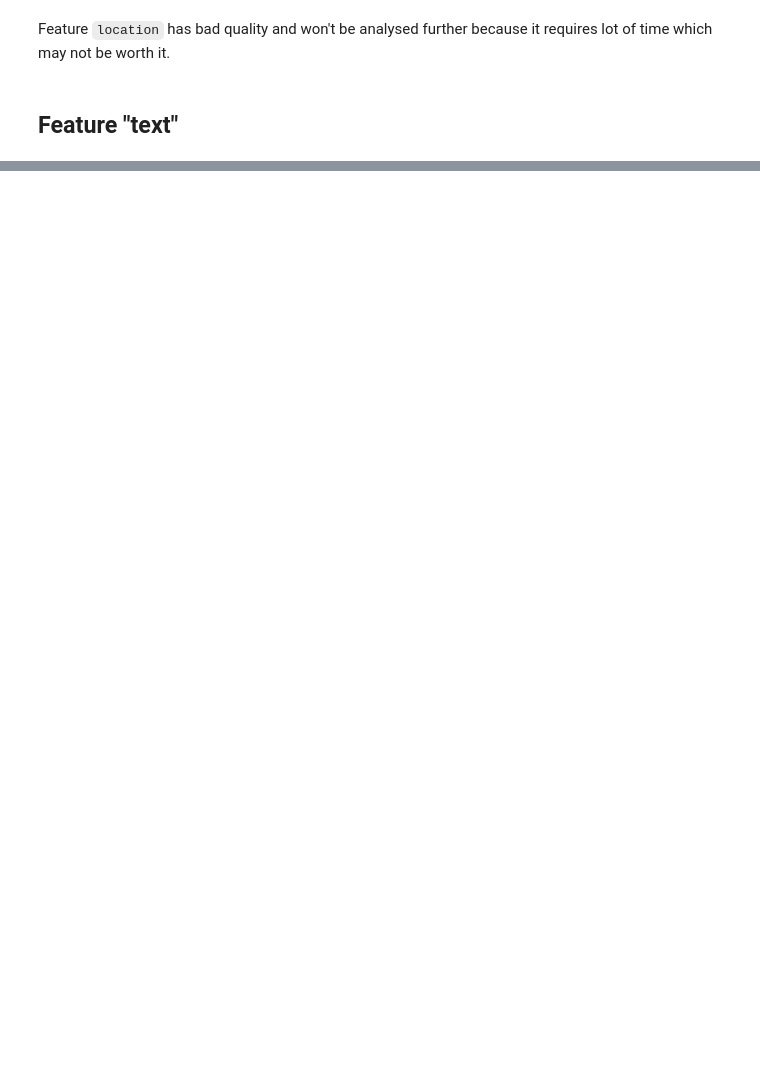
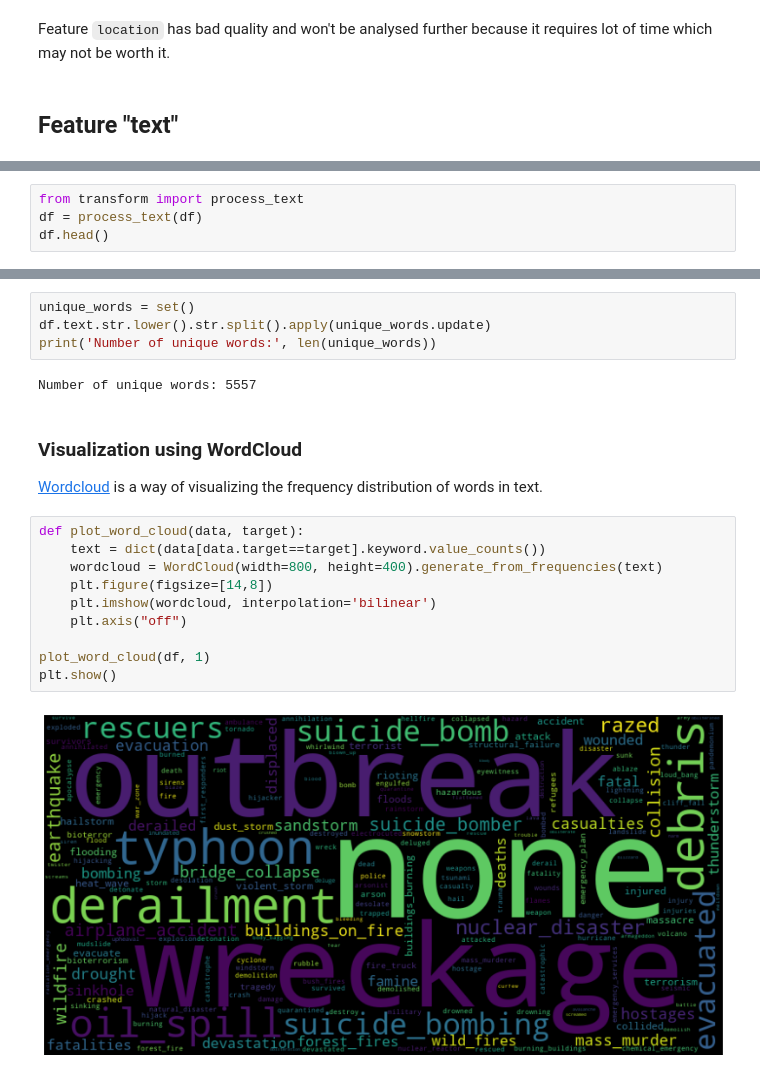
Before and after one commit to Robotmurlock/MATF-NI-Mapper, a Jupyter notebook: 02_tweet_disaster/eda.ipynb, the cells around one changed output, grey strips where cells are left out. Cells and saved outputs as stored; diff of their text form; blank space fills up the shorter version.

```diff
--- a/02_tweet_disaster/eda.ipynb
+++ b/02_tweet_disaster/eda.ipynb
@@ -181,0 +208,4 @@ Feature `location` has bad quality and won't be analysed further because it requ
+# %%
+from transform import process_text
+df = process_text(df)
+df.head()
@@ -181,0 +219,22 @@ Feature `location` has bad quality and won't be analysed further because it requ
+# %%
+unique_words = set()
+df.text.str.lower().str.split().apply(unique_words.update)
+print('Number of unique words:', len(unique_words))
+# %% [output]
+Number of unique words: 5557
+# %% [markdown]
+### Visualization using WordCloud
+
+[Wordcloud](https://en.wikipedia.org/wiki/Tag_cloud) is a way of visualizing the frequency distribution of words in text.
+# %%
+def plot_word_cloud(data, target):
+    text = dict(data[data.target==target].keyword.value_counts())
+    wordcloud = WordCloud(width=800, height=400).generate_from_frequencies(text)
+    plt.figure(figsize=[14,8])
+    plt.imshow(wordcloud, interpolation='bilinear')
+    plt.axis("off")
+
+plot_word_cloud(df, 1)
+plt.show()
+# %% [output]
+[figure, added]
```
Also changed, not shown: parts of 11 cells of this notebook.
